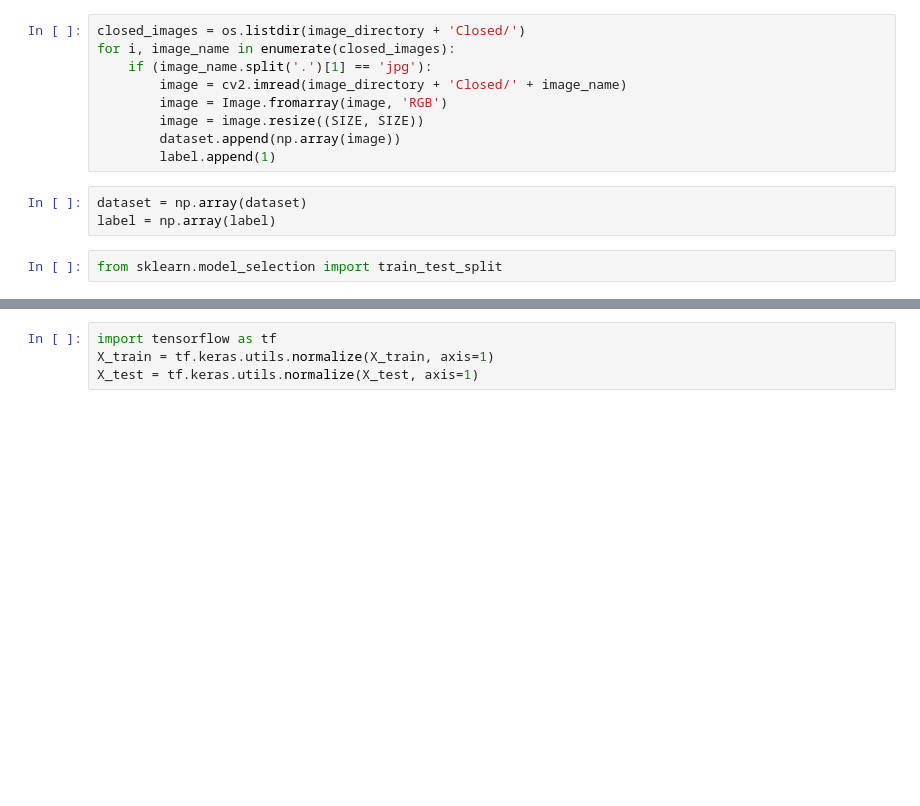
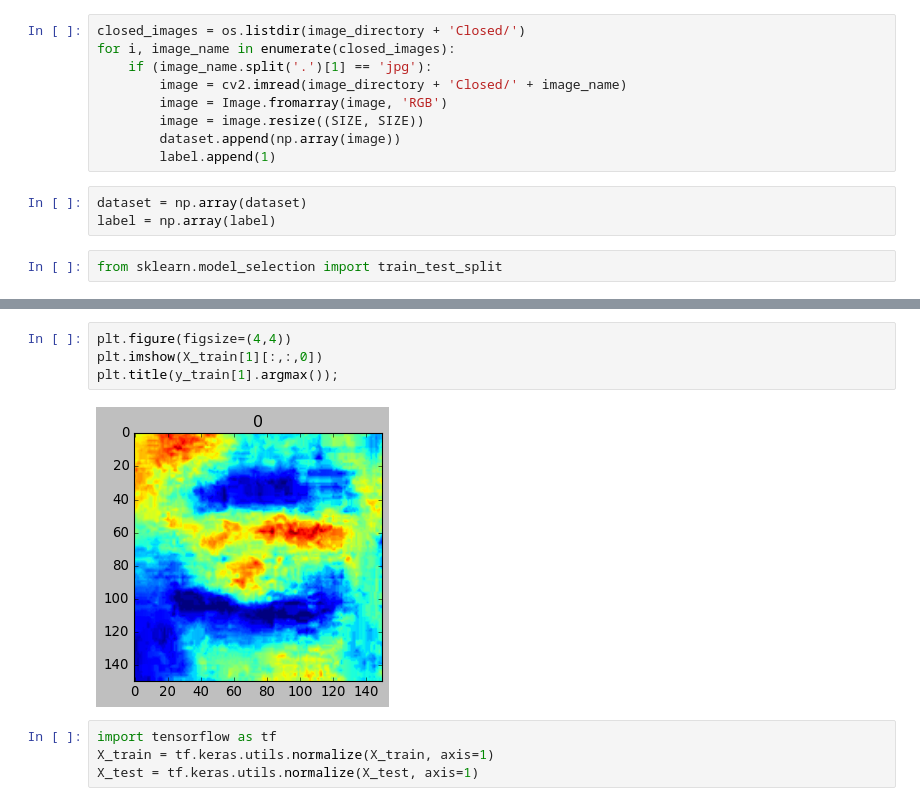
Before and after one commit to rupeshsunny333/mini-project, a Jupyter notebook: training.ipynb, the cells around one changed output, grey strips where cells are left out. Saved outputs shown, nothing was run; the diff lists cells and outputs as text; blank space fills up the shorter version.

```diff
--- a/training.ipynb
+++ b/training.ipynb
@@ -46,3 +61,9 @@ X_train, X_test, y_train, y_test = train_test_split(dataset, label, test_size =
+# %%
+plt.figure(figsize=(4,4))
+plt.imshow(X_train[1][:,:,0])
+plt.title(y_train[1].argmax());
+# %% [output]
+[figure, added]
 # %%
 import tensorflow as tf
 X_train = tf.keras.utils.normalize(X_train, axis=1)
```
Also changed, not shown: parts of 23 cells of this notebook, 1 other file.
